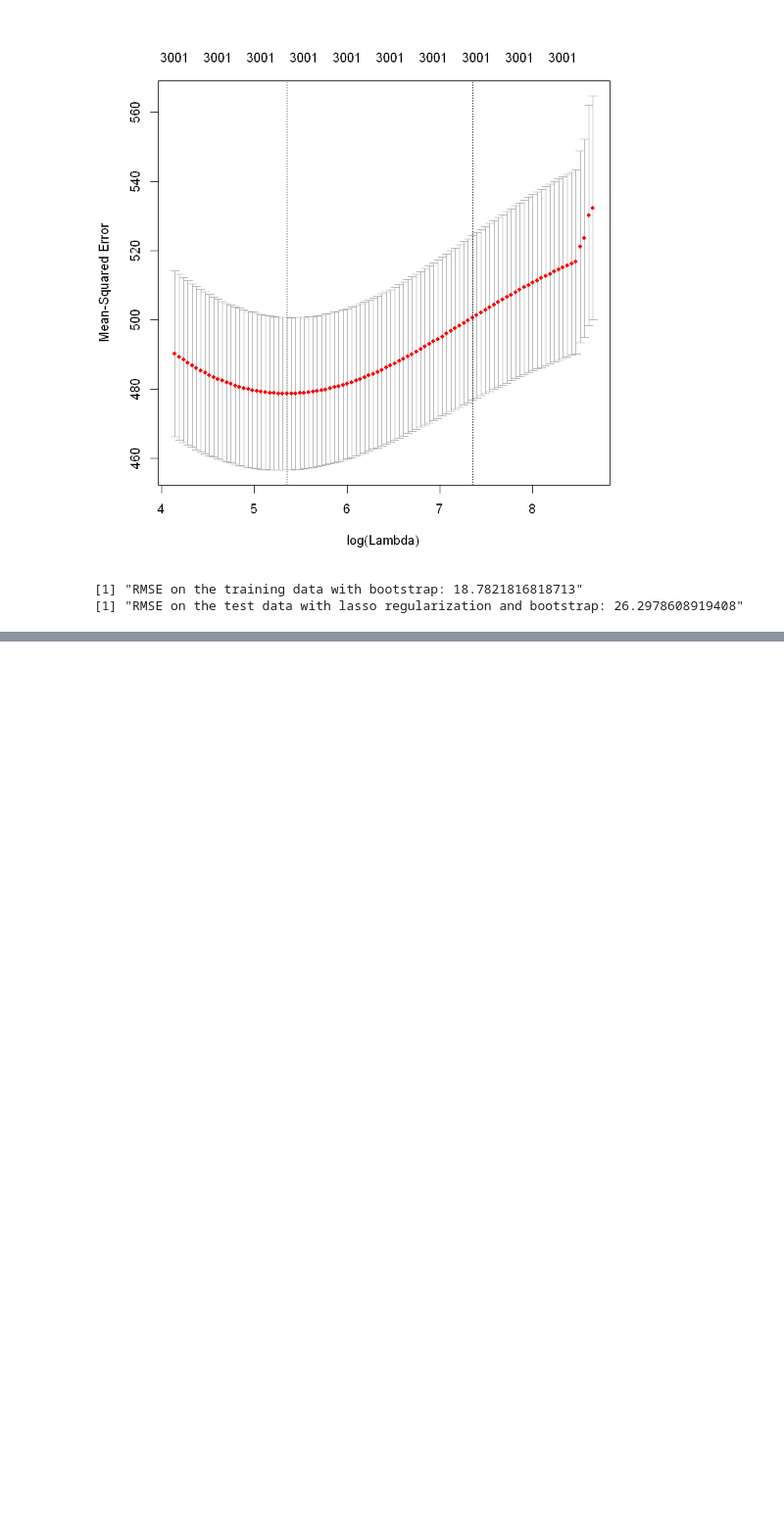
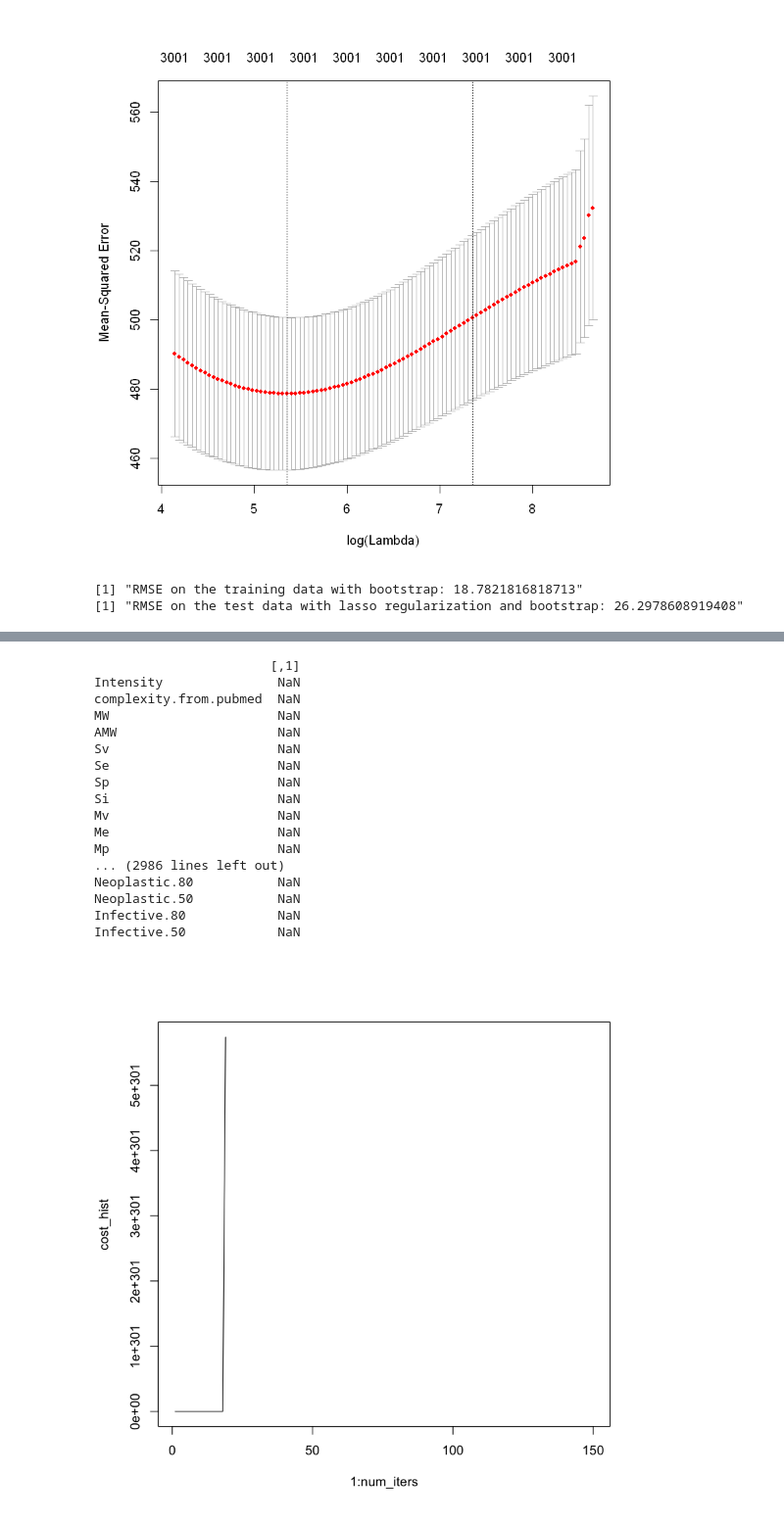
Before and after one commit to ghaeflig/Miniproject-Bio-322, a Jupyter notebook: src/LinearMethod.ipynb, the cells around one changed output, grey strips where cells are left out. Shown at 98% size. Drawn from its saved outputs; the diff is of its cells as text; code cells hidden in the pictures; blank space fills up the shorter version.

```diff
--- a/src/LinearMethod.ipynb
+++ b/src/LinearMethod.ipynb
@@ -293,12 +327,17 @@ print(paste0("RMSE on the test data with lasso regularization and bootstrap: ",R
 # %%
 #Test with gradient descent (je te laisse mes data préparées si ça t'es utile)
 # %%
+#data.train
 data.train.y<-data.train$VALENCE.PLEASANTNESS
 data.train.x<-data.train[,-(which(names(data.train) %in% c("VALENCE.PLEASANTNESS")))]
-data.train.x<- as.matrix((model.matrix(~.-1, data.train.x))) #impossible de faire la mulitplication matricielle sinon
+var0.train <- which(apply(data.train.x, 2, var) != 0)
+data.train.x <- data.train.x[,var0.train]
+data.train.x<- as.matrix((model.matrix(~.-1, data.train.x)))
 
 #data.test
 data.test.x<-data.test[,-which(names(data.test) %in% c("VALENCE.PLEASANTNESS"))]
+var0.test <- which(apply(data.test.x, 2, var) != 0)
+data.test.x <- data.test[,var0.test]
 data.test.x<- as.matrix((model.matrix(~.-1, data.test.x)))
 data.test.y<-data.test$VALENCE.PLEASANTNESS
 # %%
@@ -416 +459,57 @@ result.test$params
 ERROR: Error in if (max(abs(delta)) < tol) break: valeur manquante là où TRUE / FALSE est requis
+# %%
+#Essai avec une fonction
+
+compCost<-function(X, y, theta){
+   m <- length(y)
+   J <- sum((X%*%theta- y)^2)/(2*m)
+   return(J)
+}
+
+gradDescent<-function(X, y, theta, alpha, num_iters){
+
+  m <- length(y)
+  J_hist <- rep(0, num_iters)
+  for(i in 1:num_iters){
+
+# this is a vectorized form for the gradient of the cost function
+# X is a 100x5 matrix, theta is a 5x1 column vector, y is a 100x1 column vector
+# X transpose is a 5x100 matrix. So t(X)%*%(X%*%theta - y) is a 5x1 column vector
+    theta <- theta - alpha*(1/m)*(t(X)%*%(X%*%theta - y))
+
+# this for-loop records the cost history for every iterative move of the gradient descent,
+# and it is obtained for plotting number of iterations against cost history.
+    J_hist[i]  <- compCost(X, y, theta)
+  }
+# for a R function to return two values, we need to use a list to store them:
+  results<-list(theta, J_hist)
+  return(results)
+}
+# %%
+alpha <- .1
+num_iters <- 150
+theta <- params.train
+results <- gradDescent(data.train.x, data.train.y, theta, alpha, num_iters)
+theta <- results[[1]]
+cost_hist <- results[[2]]
+print(theta)
+plot(1:num_iters, cost_hist, type = 'l')
+# %% [output]
+                       [,1]
+Intensity               NaN
+complexity.from.pubmed  NaN
+MW                      NaN
+AMW                     NaN
+Sv                      NaN
+Se                      NaN
+Sp                      NaN
+Si                      NaN
+Mv                      NaN
+Me                      NaN
+Mp                      NaN
+... (2986 lines left out)
+Neoplastic.80           NaN
+Neoplastic.50           NaN
+Infective.80            NaN
+Infective.50            NaN
+[figure, added]
```
Also changed, not shown: parts of 7 cells of this notebook, 1 other file.
